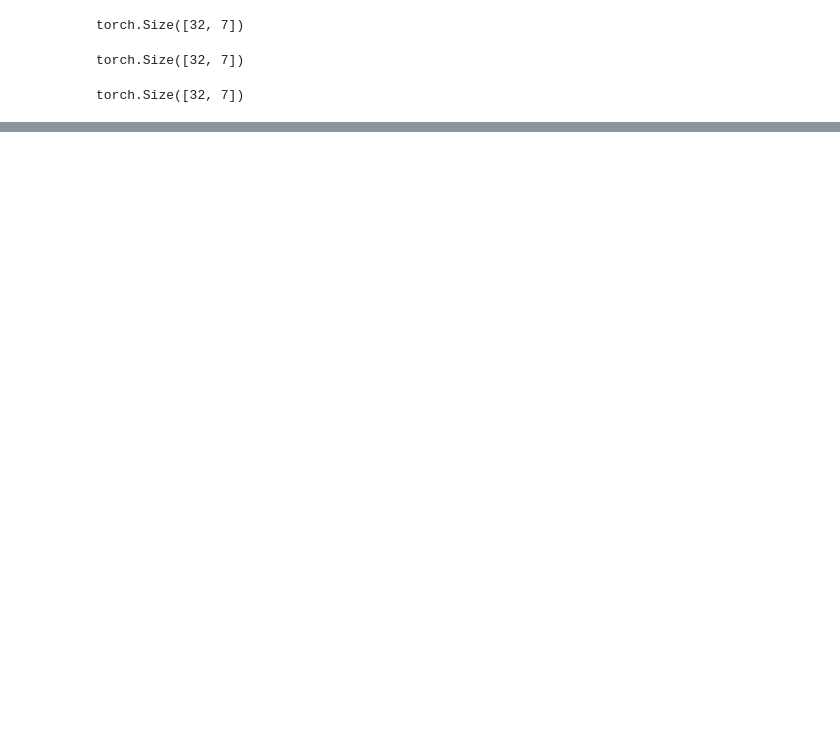
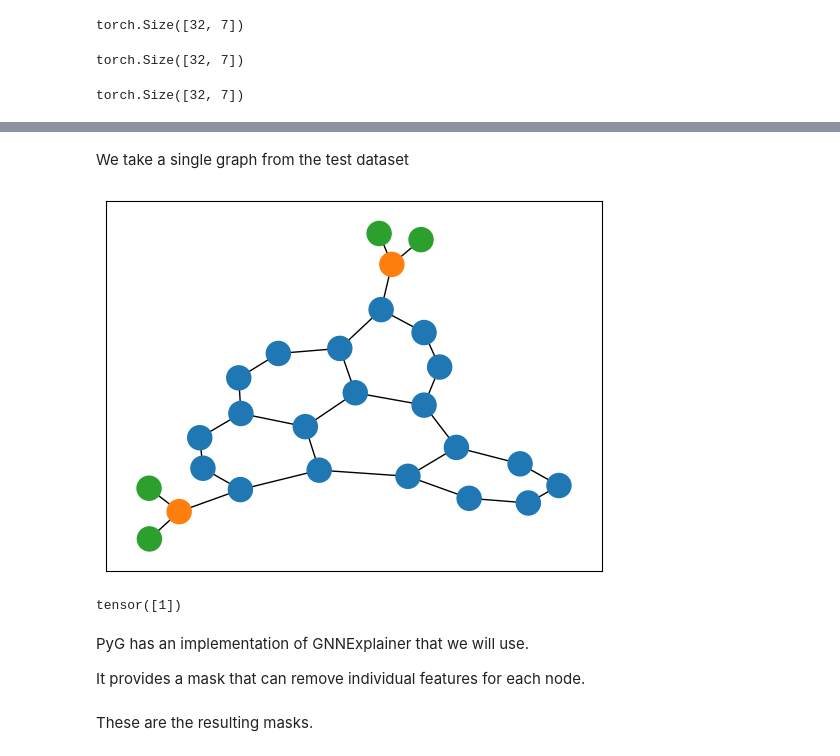
Before and after one commit to FilippoMB/Tutorial_GNN_explainability, a Jupyter notebook: tutorial.ipynb, the cells around one changed output, grey strips where cells are left out. Cells and saved outputs as stored; diff of their text form; code cells hidden in the pictures; blank space fills up the shorter version.

```diff
--- a/tutorial.ipynb
+++ b/tutorial.ipynb
@@ -249,0 +390,18 @@ torch.Size([32, 7])
+# %% [markdown]
+We take a single graph from the test dataset
+# %%
+idx = 1
+test_graph = mutag[test_idx[idx]]
+
+draw_graph(test_graph)
+# %% [output]
+[figure, added]
+# %%
+# Explanations are mostly interesting for mutagenic graphs
+print(test_graph.y)
+# %% [output]
+tensor([1])
+# %% [markdown]
+PyG has an implementation of GNNExplainer that we will use.
+
+It provides a mask that can remove individual features for each node.
@@ -249,0 +425,2 @@ torch.Size([32, 7])
+# %% [markdown]
+These are the resulting masks.
```
Also changed, not shown: parts of 76 cells of this notebook, 5 other files.
